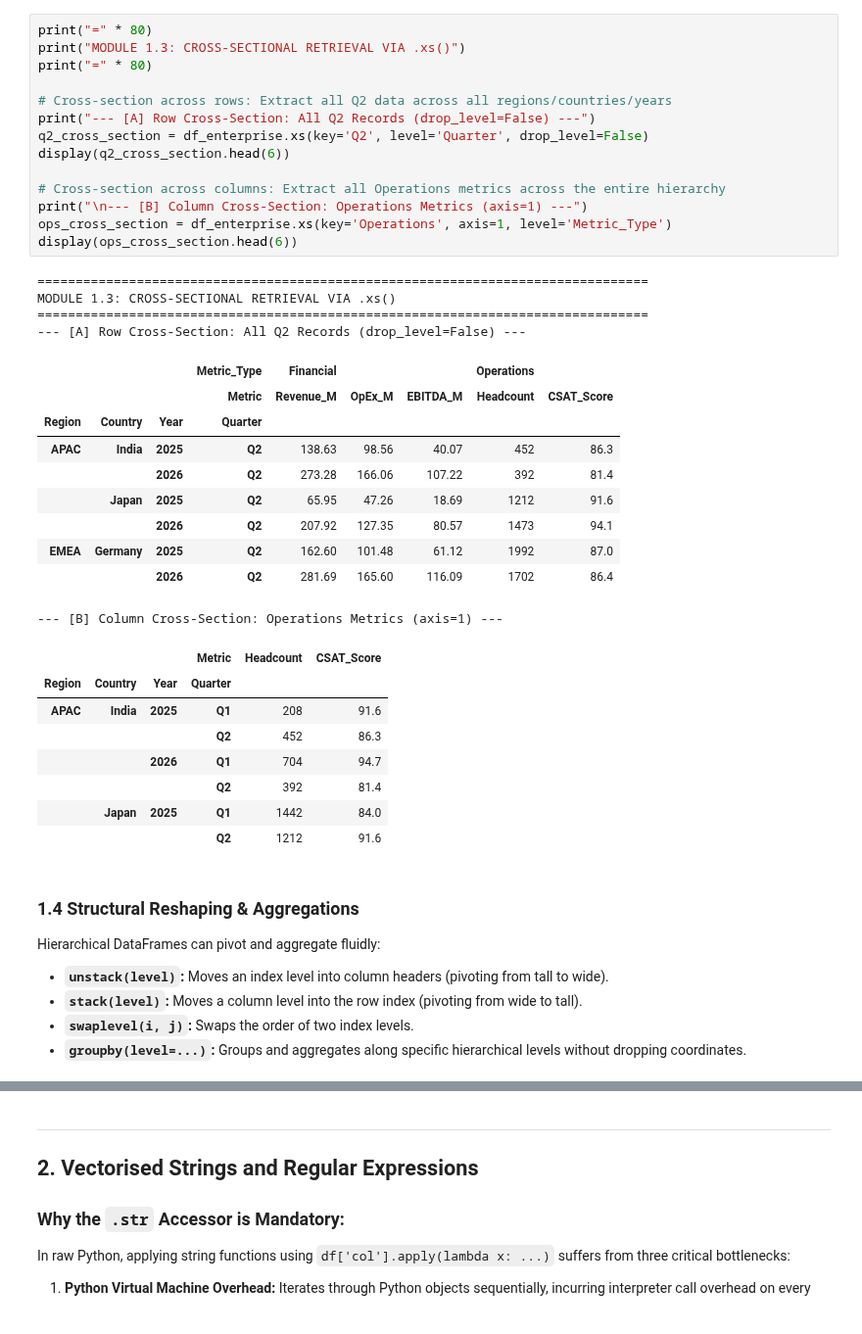
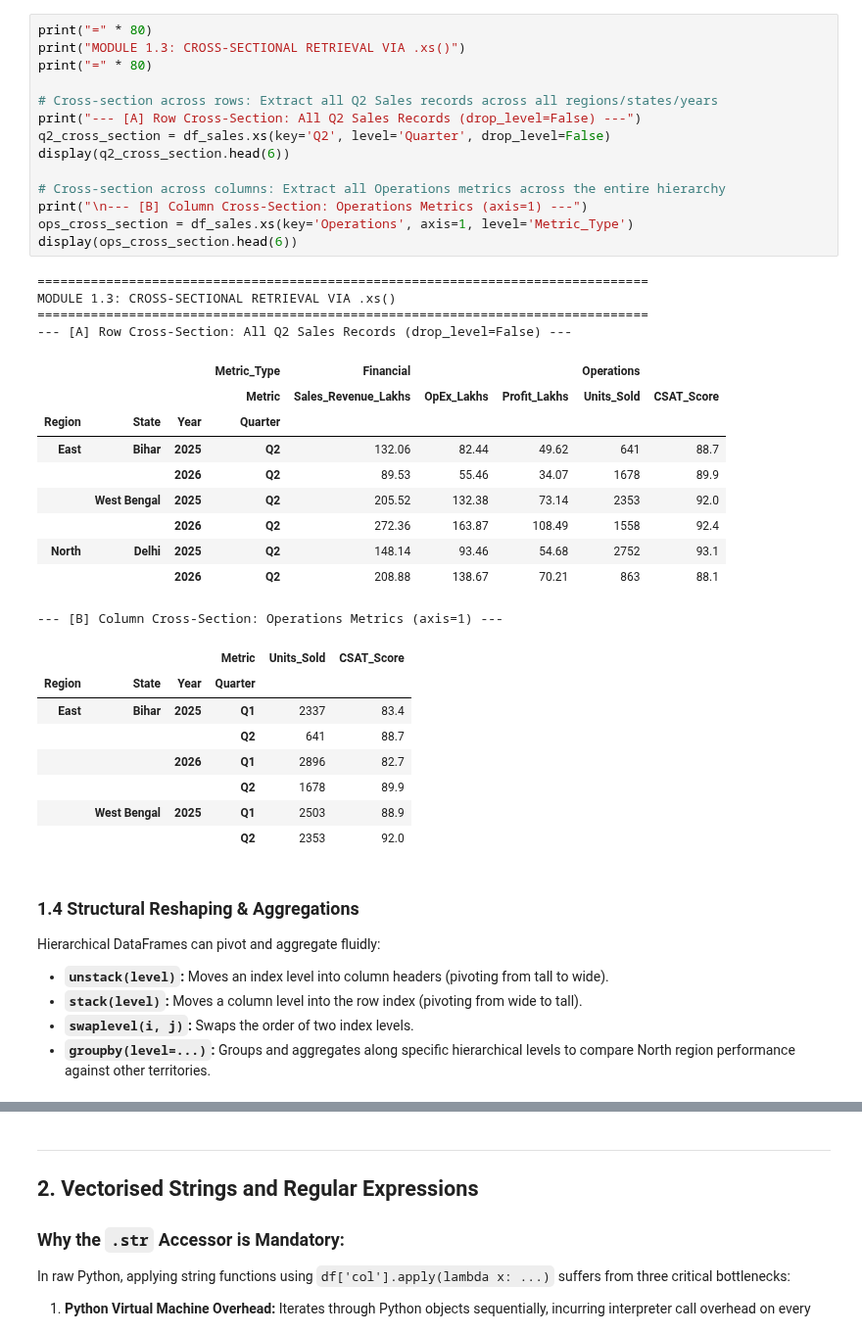
Before and after one commit to Abiads/CDAC-Data-Analytics, a Jupyter notebook: Day9/data_wrangling/01_data_wrangling.ipynb, the cells around one changed output, grey strips where cells are left out. Shown at 98% size. Cells and saved outputs as stored; diff of their text form.

```diff
--- a/Day9/data_wrangling/01_data_wrangling.ipynb
+++ b/Day9/data_wrangling/01_data_wrangling.ipynb
@@ -242,40 +251,40 @@ The `.xs()` method provides an expressive, readable API for extracting cross-sec
 # %%
 print("=" * 80)
 print("MODULE 1.3: CROSS-SECTIONAL RETRIEVAL VIA .xs()")
 print("=" * 80)
 
-# Cross-section across rows: Extract all Q2 data across all regions/countries/years
-print("--- [A] Row Cross-Section: All Q2 Records (drop_level=False) ---")
-q2_cross_section = df_enterprise.xs(key='Q2', level='Quarter', drop_level=False)
+# Cross-section across rows: Extract all Q2 Sales records across all regions/states/years
+print("--- [A] Row Cross-Section: All Q2 Sales Records (drop_level=False) ---")
+q2_cross_section = df_sales.xs(key='Q2', level='Quarter', drop_level=False)
 display(q2_cross_section.head(6))
 
 # Cross-section across columns: Extract all Operations metrics across the entire hierarchy
 print("\n--- [B] Column Cross-Section: Operations Metrics (axis=1) ---")
-ops_cross_section = df_enterprise.xs(key='Operations', axis=1, level='Metric_Type')
+ops_cross_section = df_sales.xs(key='Operations', axis=1, level='Metric_Type')
 display(ops_cross_section.head(6))
 # %% [output]
 ================================================================================
 MODULE 1.3: CROSS-SECTIONAL RETRIEVAL VIA .xs()
 ================================================================================
---- [A] Row Cross-Section: All Q2 Records (drop_level=False) ---
+--- [A] Row Cross-Section: All Q2 Sales Records (drop_level=False) ---
 |  |  |  | Metric_Type | Financial |  |  | Operations |  |
-|  |  |  | Metric | Revenue_M | OpEx_M | EBITDA_M | Headcount | CSAT_Score |
-| Region | Country | Year | Quarter |  |  |  |  |  |
-| APAC | India | 2025 | Q2 | 138.63 | 98.56 | 40.07 | 452 | 86.3 |
-|  |  | 2026 | Q2 | 273.28 | 166.06 | 107.22 | 392 | 81.4 |
-|  | Japan | 2025 | Q2 | 65.95 | 47.26 | 18.69 | 1212 | 91.6 |
-|  |  | 2026 | Q2 | 207.92 | 127.35 | 80.57 | 1473 | 94.1 |
-| EMEA | Germany | 2025 | Q2 | 162.60 | 101.48 | 61.12 | 1992 | 87.0 |
-|  |  | 2026 | Q2 | 281.69 | 165.60 | 116.09 | 1702 | 86.4 |
+|  |  |  | Metric | Sales_Revenue_Lakhs | OpEx_Lakhs | Profit_Lakhs | Units_Sold | CSAT_Score |
+| Region | State | Year | Quarter |  |  |  |  |  |
+| East | Bihar | 2025 | Q2 | 132.06 | 82.44 | 49.62 | 641 | 88.7 |
+|  |  | 2026 | Q2 | 89.53 | 55.46 | 34.07 | 1678 | 89.9 |
+|  | West Bengal | 2025 | Q2 | 205.52 | 132.38 | 73.14 | 2353 | 92.0 |
+|  |  | 2026 | Q2 | 272.36 | 163.87 | 108.49 | 1558 | 92.4 |
+| North | Delhi | 2025 | Q2 | 148.14 | 93.46 | 54.68 | 2752 | 93.1 |
+|  |  | 2026 | Q2 | 208.88 | 138.67 | 70.21 | 863 | 88.1 |
 --- [B] Column Cross-Section: Operations Metrics (axis=1) ---
-|  |  |  | Metric | Headcount | CSAT_Score |
-| Region | Country | Year | Quarter |  |  |
-| APAC | India | 2025 | Q1 | 208 | 91.6 |
-|  |  |  | Q2 | 452 | 86.3 |
-|  |  | 2026 | Q1 | 704 | 94.7 |
-|  |  |  | Q2 | 392 | 81.4 |
-|  | Japan | 2025 | Q1 | 1442 | 84.0 |
-|  |  |  | Q2 | 1212 | 91.6 |
+|  |  |  | Metric | Units_Sold | CSAT_Score |
+| Region | State | Year | Quarter |  |  |
+| East | Bihar | 2025 | Q1 | 2337 | 83.4 |
+|  |  |  | Q2 | 641 | 88.7 |
+|  |  | 2026 | Q1 | 2896 | 82.7 |
+|  |  |  | Q2 | 1678 | 89.9 |
+|  | West Bengal | 2025 | Q1 | 2503 | 88.9 |
+|  |  |  | Q2 | 2353 | 92.0 |
 # %% [markdown]
 ### 1.4 Structural Reshaping & Aggregations
 
@@ -283,7 +292,7 @@ Hierarchical DataFrames can pivot and aggregate fluidly:
 - **`unstack(level)`:** Moves an index level into column headers (pivoting from tall to wide).
 - **`stack(level)`:** Moves a column level into the row index (pivoting from wide to tall).
 - **`swaplevel(i, j)`:** Swaps the order of two index levels.
-- **`groupby(level=...)`:** Groups and aggregates along specific hierarchical levels without dropping coordinates.
+- **`groupby(level=...)`:** Groups and aggregates along specific hierarchical levels to compare North region performance against other territories.
 # %%
 print("=" * 80)
 print("MODULE 1.4: RESHAPING (STACK/UNSTACK) & LEVEL-WISE AGGREGATION")
```
Also changed, not shown: parts of 44 cells of this notebook, 1 other file.
